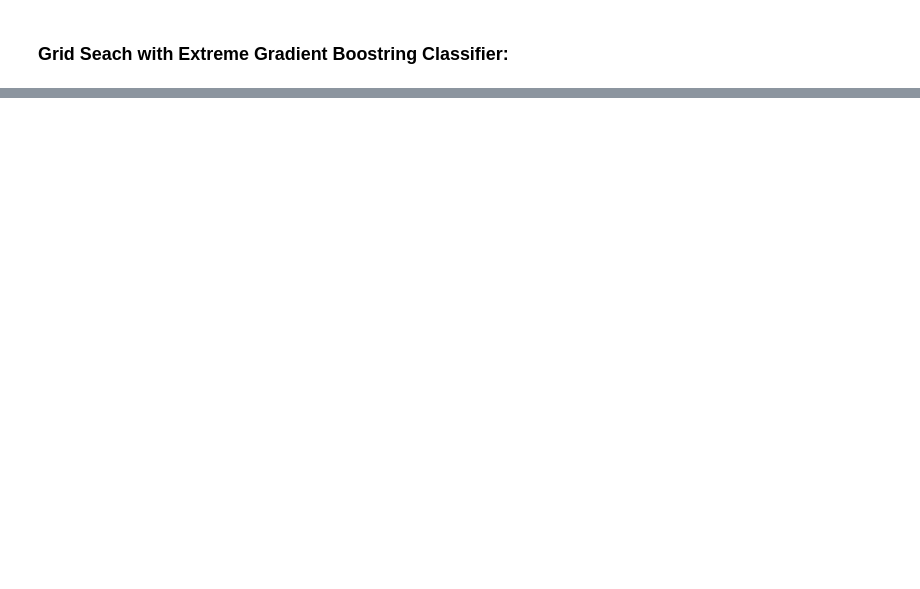
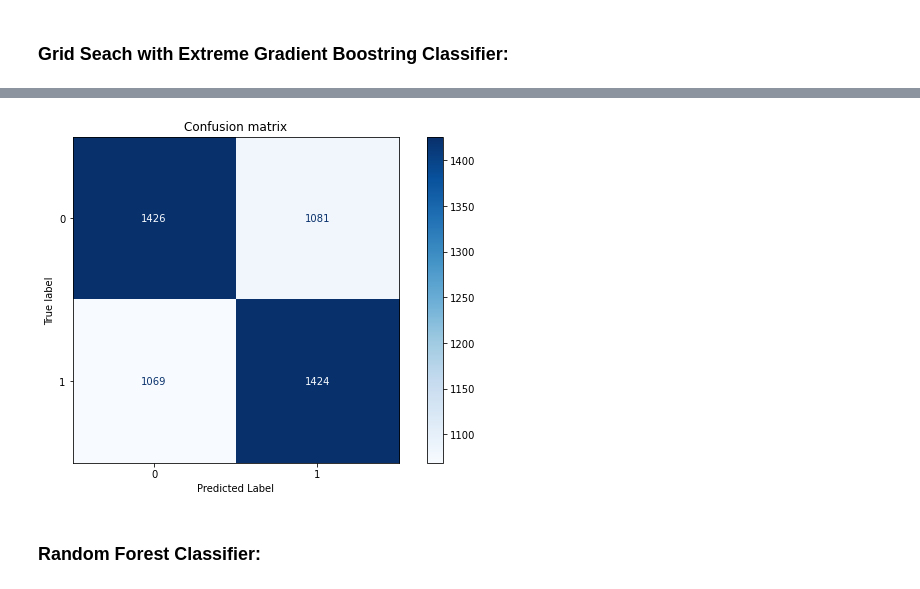
Before and after one commit to kggold4/final-project-data-visualization, a Jupyter notebook: task_3.ipynb, the cells around one changed output, grey strips where cells are left out. Drawn from its saved outputs; the diff is of its cells as text; code cells hidden in the pictures; blank space fills up the shorter version.

```diff
--- a/task_3.ipynb
+++ b/task_3.ipynb
@@ -683,0 +864,10 @@ print("\nThe classifier with the maximum accuracy in 30^2 pixels images (greysac
+# %%
+pasting_clf = BaggingClassifier(
+    DecisionTreeClassifier(),
+    n_estimators=200,
+    max_samples=100,
+    bootstrap=False,
+    n_jobs=-1)
+
+# print accuracy
+pasting_clf_auc = print_accuracy(pasting_clf, X_transformed_train, X_transformed_test, y_train, y_test)
@@ -683,0 +885,7 @@ print("\nThe classifier with the maximum accuracy in 30^2 pixels images (greysac
+# %%
+# plot the confusion matrix using the my_plot_confusion_matrix function
+my_plot_confusion_matrix(pasting_clf, X_transformed_test, y_test)
+# %% [output]
+[figure, added]
+# %% [markdown]
+### Random Forest Classifier:
```
Also changed, not shown: parts of 78 cells of this notebook.
